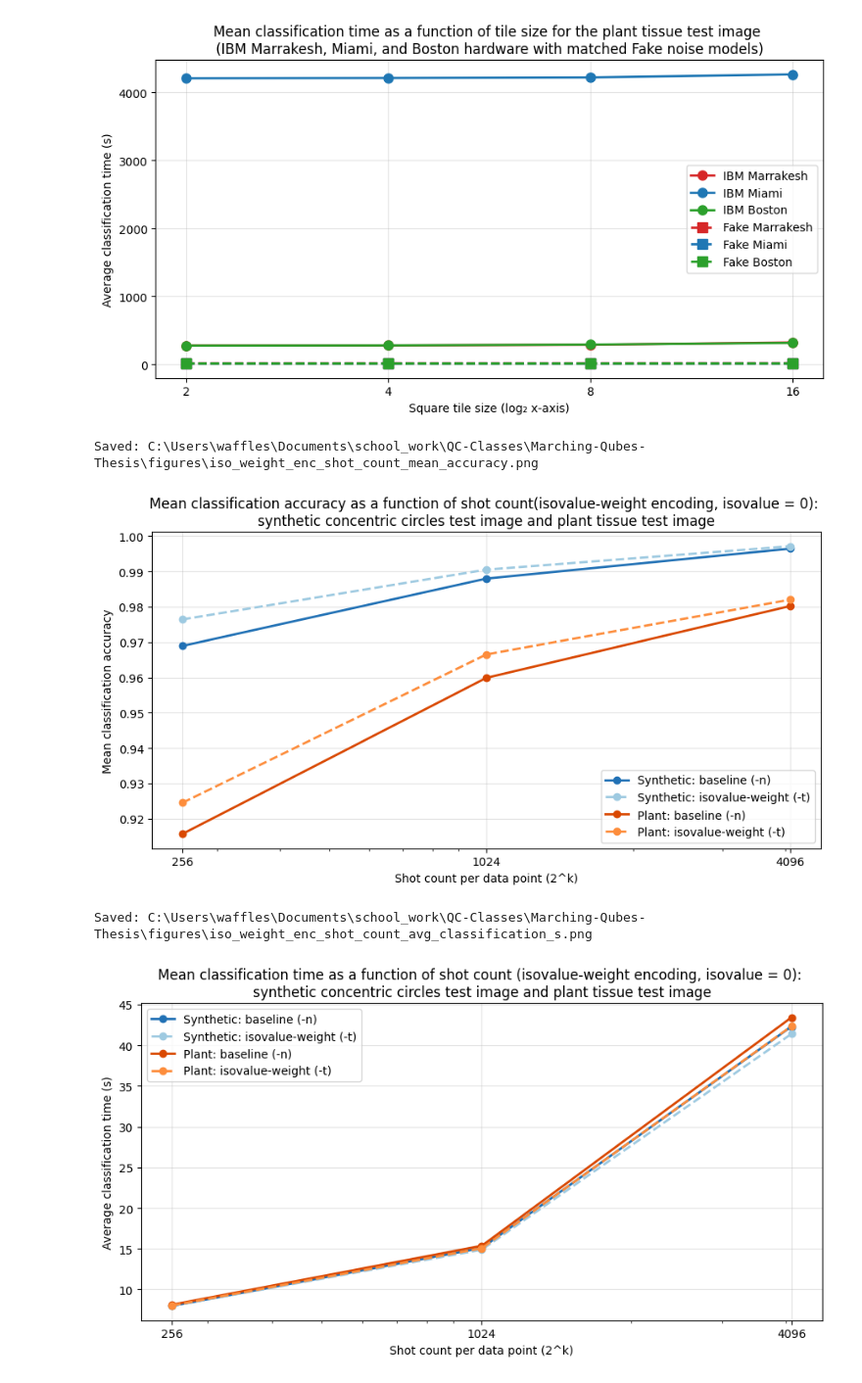
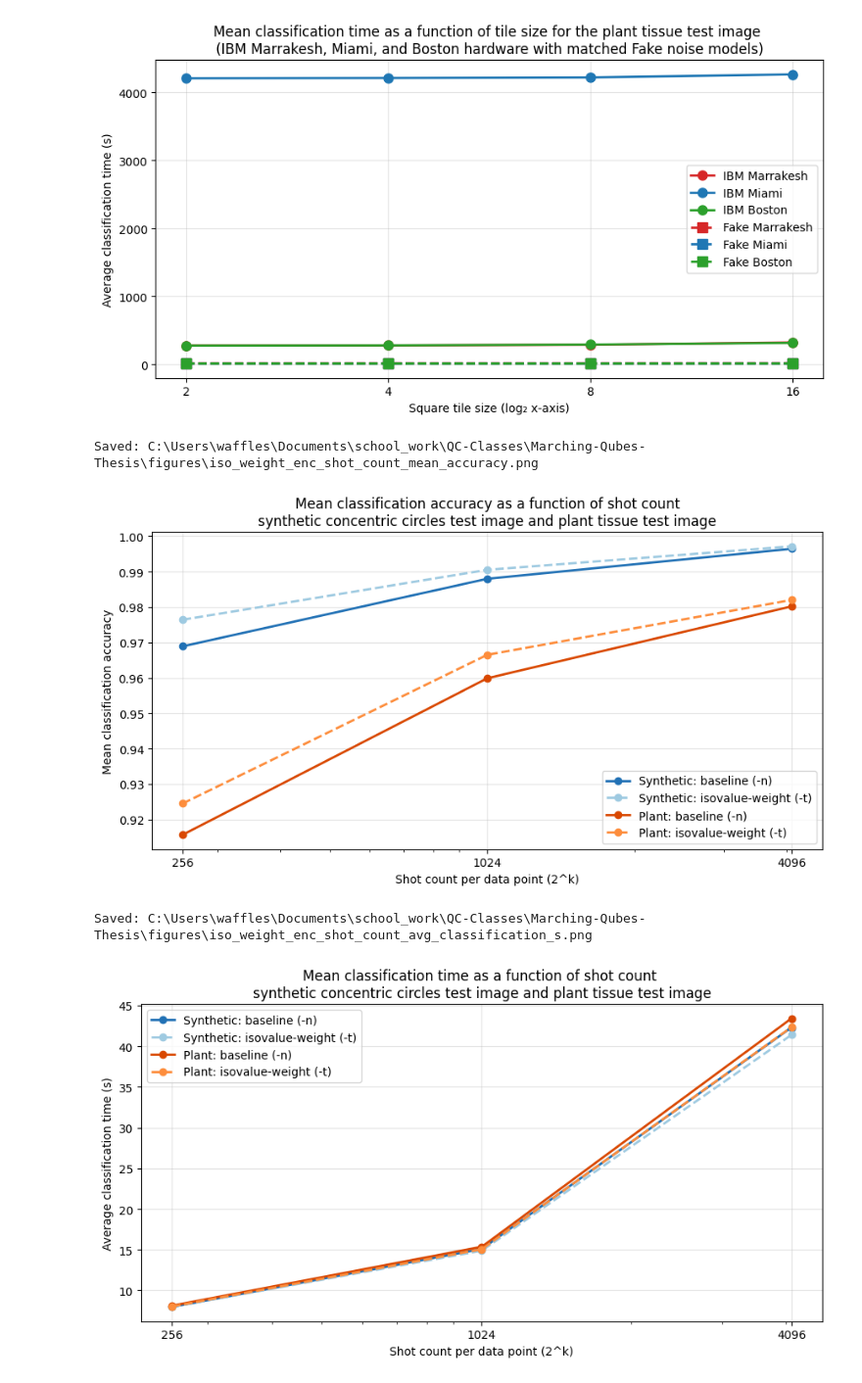
Before and after one commit to Burned357Waffles/Marching-Qubes-Thesis, a Jupyter notebook: exploration_notebooks/results_plot.ipynb, the cells around one changed output. Shown at 98% size. Cells and saved outputs as stored; diff of their text form; code cells hidden in the pictures.

Commit message:
figure updates i forgot to commit

```diff
--- a/exploration_notebooks/results_plot.ipynb
+++ b/exploration_notebooks/results_plot.ipynb
@@ -160,7 +160,7 @@ def plot_mean_accuracy(
             ax, x, y, yerr, marker="o", linewidth=2, label=lab, color=color
         )
 
-    ax.set_xlabel("Square tile size (log₂ x-axis)")
+    ax.set_xlabel("Square tile size")
     ax.set_ylabel("Mean accuracy")
     if title:
         ax.set_title(title)
@@ -195,7 +195,7 @@ def plot_avg_classification_s(
         x, y = _tile_edge_and_sorted(df, ycol)
         ax.plot(x, y, marker="o", linewidth=2, label=lab, color=color)
 
-    ax.set_xlabel("Square tile size (log₂ x-axis)")
+    ax.set_xlabel("Square tile size")
     ax.set_ylabel("Average classification time (s)")
     if title:
         ax.set_title(title)
@@ -254,7 +254,7 @@ def plot_mean_accuracy_multi(
             color=color,
             linestyle=ls,
         )
-    ax.set_xlabel("Square tile size (log₂ x-axis)")
+    ax.set_xlabel("Square tile size")
     ax.set_ylabel("Mean accuracy")
     if title:
         ax.set_title(title)
@@ -294,7 +294,7 @@ def plot_avg_classification_s_multi(
             color=color,
             linestyle=ls,
         )
-    ax.set_xlabel("Square tile size (log₂ x-axis)")
+    ax.set_xlabel("Square tile size")
     ax.set_ylabel("Average classification time (s)")
     if title:
         ax.set_title(title)
@@ -860,41 +860,41 @@ ax_iso_acc.set_xlabel("Shot count per data point (2^k)")
 ax_iso_acc.set_ylabel(MEAN_ACCURACY_YLABEL)
 ax_iso_acc.set_title(
     f"{TITLE_SHOT_ACC}"
-    f"(isovalue-weight encoding, isovalue = 0): \n{TITLE_SYNTHETIC} and {TITLE_PLANT}"
+    f"\n{TITLE_SYNTHETIC} and {TITLE_PLANT}"
 )
 ax_iso_acc.legend()
 ax_iso_acc.grid(True, alpha=0.35)
 ax_iso_acc.set_xscale("log")
 ax_iso_acc.set_xticks(_shot_x_all)
 ax_iso_acc.get_xaxis().set_major_formatter(ScalarFormatter())
 fig_iso_acc.tight_layout()
 _iso_acc_path = plot_dir / "iso_weight_enc_shot_count_mean_accuracy.png"
 fig_iso_acc.savefig(_iso_acc_path, dpi=300, bbox_inches="tight")
 print(f"Saved: {_iso_acc_path.resolve()}")
 plt.show()
 
 fig_iso_time, ax_iso_time = plt.subplots(figsize=(9, 5))
 for df, lab, color, ls in _iso_shot_series:
     x, y = _shot_scale_sorted(df, "avg_classification_s")
     ax_iso_time.plot(x, y, marker="o", linewidth=2, label=lab, color=color, linestyle=ls)
 ax_iso_time.set_xlabel("Shot count per data point (2^k)")
 ax_iso_time.set_ylabel("Average classification time (s)")
 ax_iso_time.set_title(
     f"{TITLE_SHOT_TIME} "
-    f"(isovalue-weight encoding, isovalue = 0): \n{TITLE_SYNTHETIC} and {TITLE_PLANT}"
+    f"\n{TITLE_SYNTHETIC} and {TITLE_PLANT}"
 )
 ax_iso_time.legend()
 ax_iso_time.grid(True, alpha=0.35)
 ax_iso_time.set_xscale("log")
 ax_iso_time.set_xticks(_shot_x_all)
 ax_iso_time.get_xaxis().set_major_formatter(ScalarFormatter())
 fig_iso_time.tight_layout()
 _iso_time_path = plot_dir / "iso_weight_enc_shot_count_avg_classification_s.png"
 fig_iso_time.savefig(_iso_time_path, dpi=300, bbox_inches="tight")
 print(f"Saved: {_iso_time_path.resolve()}")
 plt.show()
 # %% [output]
 Saved: C:\Users\waffles\Documents\school_work\QC-Classes\Marching-Qubes-Thesis\figures\iso_weight_enc_shot_count_mean_accuracy.png
-[figure, old version]
+[figure, new version]
 Saved: C:\Users\waffles\Documents\school_work\QC-Classes\Marching-Qubes-Thesis\figures\iso_weight_enc_shot_count_avg_classification_s.png
-[figure, old version]
+[figure, new version]
```
Also changed, not shown: 10 other files.
